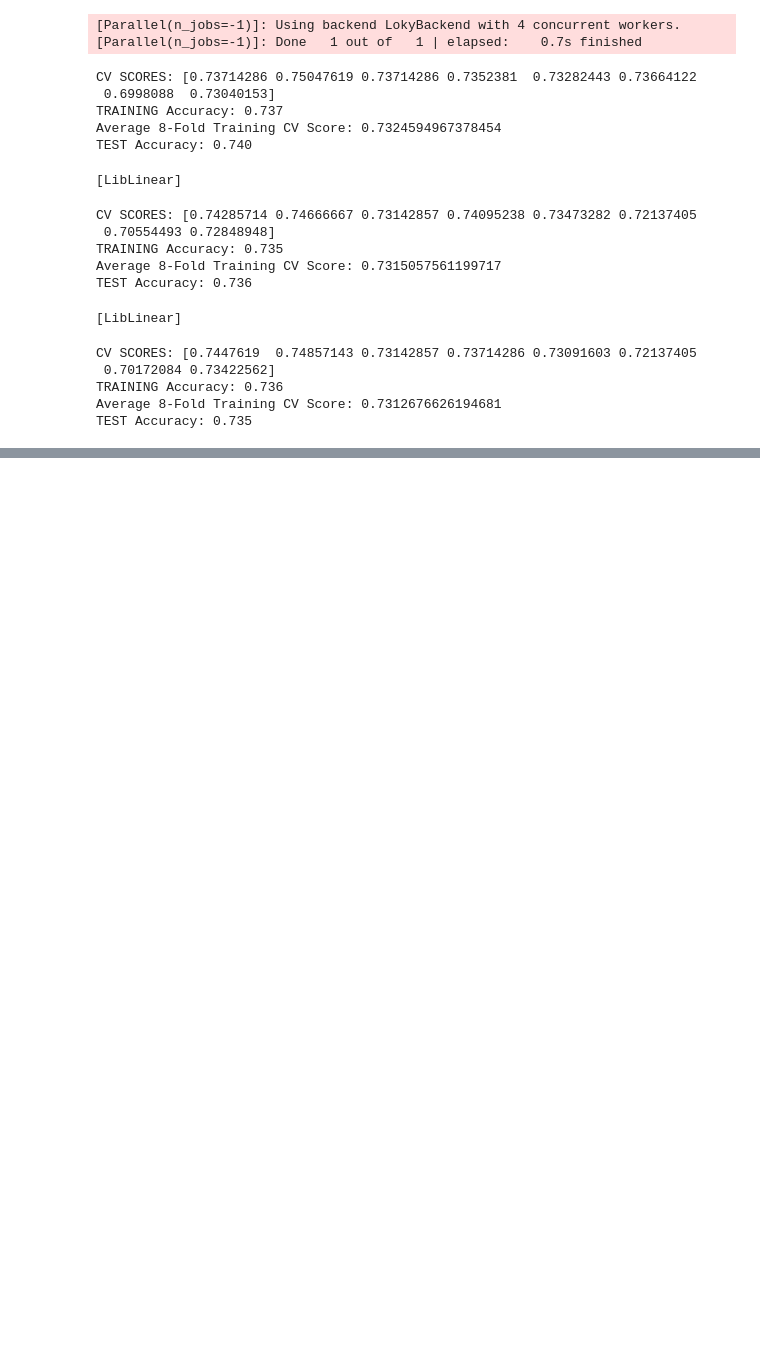
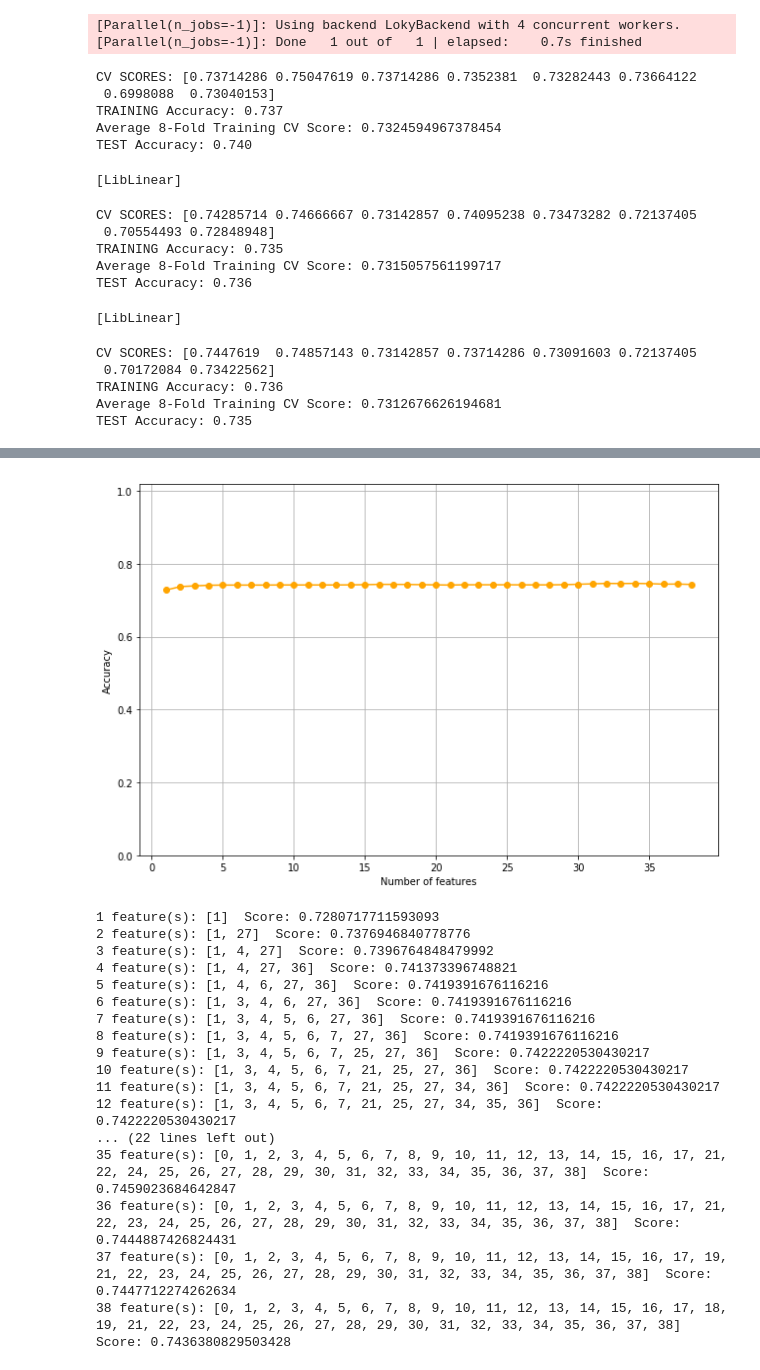
Before and after one commit to DeniSusanto/premier_league_data_mining, a Jupyter notebook: player_goal_prediction.ipynb, the cells around one changed output, grey strips where cells are left out. Drawn from its saved outputs; the diff is of its cells as text; code cells hidden in the pictures; blank space fills up the shorter version.

```diff
--- a/player_goal_prediction.ipynb
+++ b/player_goal_prediction.ipynb
@@ -522,0 +771,9 @@ TEST Accuracy: 0.756
+# %%
+f = selector.support_
+log_reg = LogisticRegression(penalty='l1', C=0.1, solver = 'saga', multi_class='ovr', verbose = 1, n_jobs=-1, max_iter = 80000, random_state=20191028)
+log_reg.fit(X_train_std[:,f], y_train)
+cv_scores = cross_val_score(log_reg, X_train_std[:,f], y_train, cv=15, n_jobs=-1)
+print("CV SCORES:", cv_scores)
+print('TRAINING Accuracy: %.3f' % log_reg.score(X_train_std[:,f], y_train))
+print("Average 8-Fold Training CV Score: {}".format(np.mean(cv_scores)))
+print('TEST Accuracy: %.3f' % log_reg.score(X_test_std[:,f], y_test))
@@ -522,0 +790,5 @@ TEST Accuracy: 0.756
+# %%
+LogisticRegression(penalty='l1', C=0.1, solver = 'saga', multi_class='ovr', verbose = 1, n_jobs=-1, max_iter = 80000, random_state=20191028)
+sfs = SFS(log_reg, k_features=39)
+sfs.fit(X_train_std, y_train)
+plotSFS(sfs)
@@ -522,0 +870,24 @@ TEST Accuracy: 0.756
+# %%
+LogisticRegression(penalty='l1', C=0.1, solver = 'saga', multi_class='ovr', verbose = 1, n_jobs=-1, max_iter = 80000, random_state=20191028)
+sfs = SFS(log_reg, k_features=39, metric = 'cv')
+sfs.fit(X_train_std, y_train)
+plotSFS(sfs)
+# %% [output]
+[figure, added]
+1 feature(s): [1]  Score: 0.7280717711593093
+2 feature(s): [1, 27]  Score: 0.7376946840778776
+3 feature(s): [1, 4, 27]  Score: 0.7396764848479992
+4 feature(s): [1, 4, 27, 36]  Score: 0.741373396748821
+5 feature(s): [1, 4, 6, 27, 36]  Score: 0.7419391676116216
+6 feature(s): [1, 3, 4, 6, 27, 36]  Score: 0.7419391676116216
+7 feature(s): [1, 3, 4, 5, 6, 27, 36]  Score: 0.7419391676116216
+8 feature(s): [1, 3, 4, 5, 6, 7, 27, 36]  Score: 0.7419391676116216
+9 feature(s): [1, 3, 4, 5, 6, 7, 25, 27, 36]  Score: 0.7422220530430217
+10 feature(s): [1, 3, 4, 5, 6, 7, 21, 25, 27, 36]  Score: 0.7422220530430217
+11 feature(s): [1, 3, 4, 5, 6, 7, 21, 25, 27, 34, 36]  Score: 0.7422220530430217
+12 feature(s): [1, 3, 4, 5, 6, 7, 21, 25, 27, 34, 35, 36]  Score: 0.7422220530430217
+... (22 lines left out)
+35 feature(s): [0, 1, 2, 3, 4, 5, 6, 7, 8, 9, 10, 11, 12, 13, 14, 15, 16, 17, 21, 22, 24, 25, 26, 27, 28, 29, 30, 31, 32, 33, 34, 35, 36, 37, 38]  Score: 0.7459023684642847
+36 feature(s): [0, 1, 2, 3, 4, 5, 6, 7, 8, 9, 10, 11, 12, 13, 14, 15, 16, 17, 21, 22, 23, 24, 25, 26, 27, 28, 29, 30, 31, 32, 33, 34, 35, 36, 37, 38]  Score: 0.7444887426824431
+37 feature(s): [0, 1, 2, 3, 4, 5, 6, 7, 8, 9, 10, 11, 12, 13, 14, 15, 16, 17, 19, 21, 22, 23, 24, 25, 26, 27, 28, 29, 30, 31, 32, 33, 34, 35, 36, 37, 38]  Score: 0.7447712274262634
+38 feature(s): [0, 1, 2, 3, 4, 5, 6, 7, 8, 9, 10, 11, 12, 13, 14, 15, 16, 17, 18, 19, 21, 22, 23, 24, 25, 26, 27, 28, 29, 30, 31, 32, 33, 34, 35, 36, 37, 38]  Score: 0.7436380829503428
```
Also changed, not shown: parts of 19 cells of this notebook, 11 other files.
